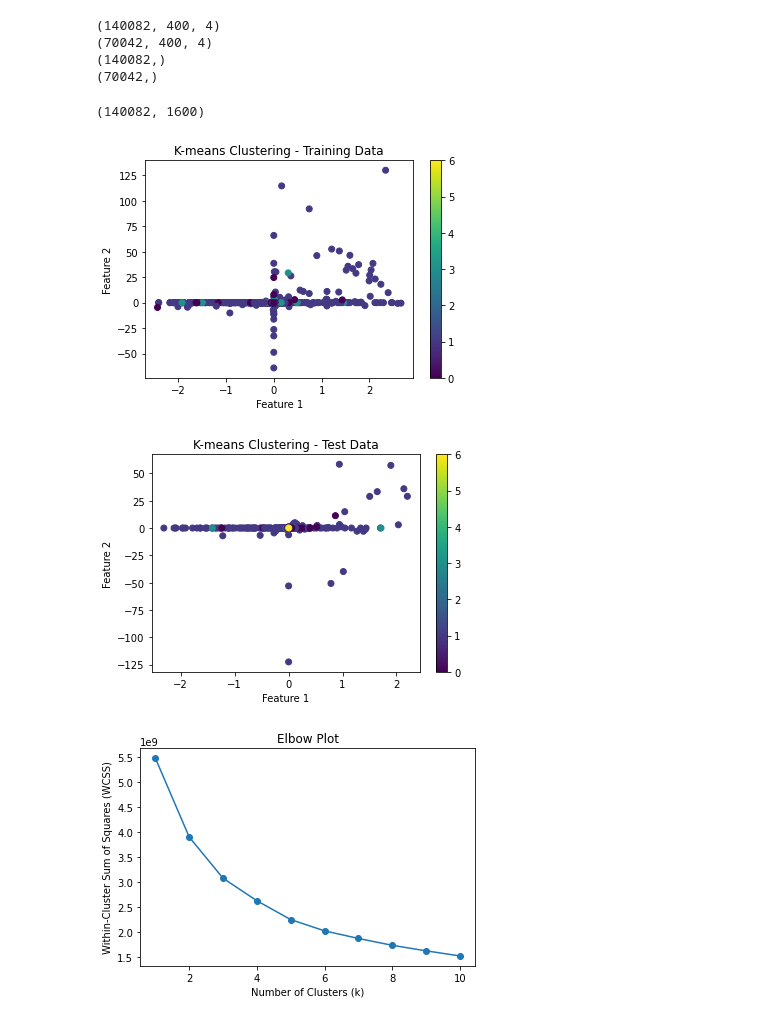
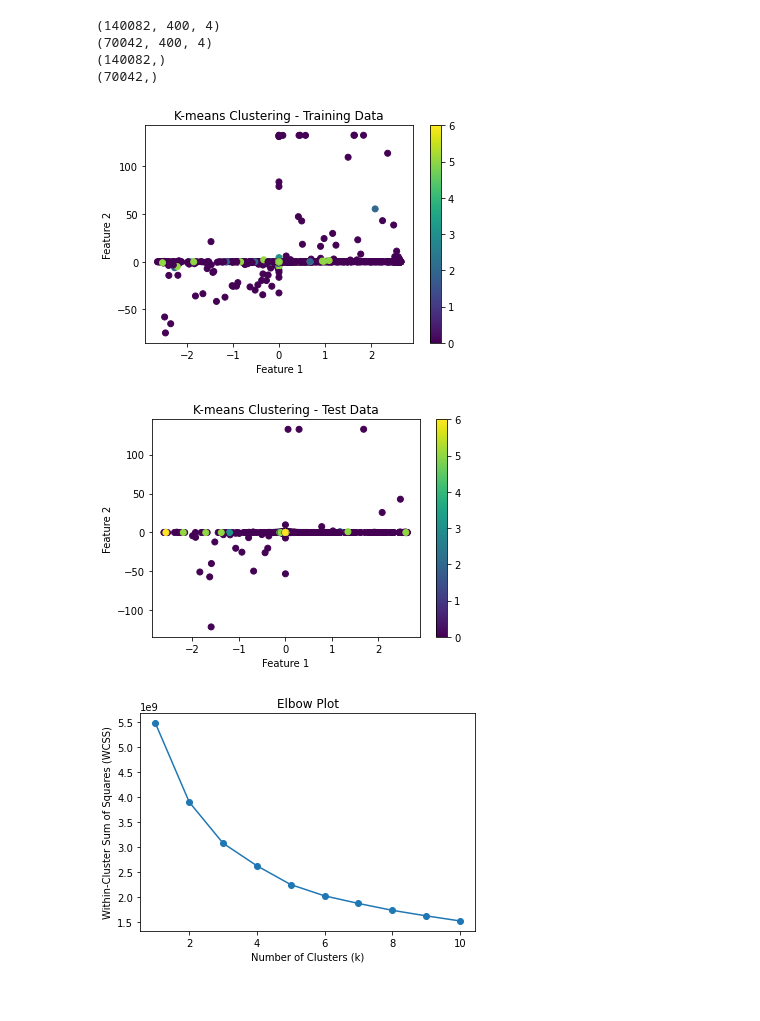
Before and after one commit to adoshi25/Aerosols-Project, a Jupyter notebook: Aerosols Deep Learning Project.ipynb, the cells around one changed output. Cells and saved outputs as stored; diff of their text form; code cells hidden in the pictures.

```diff
--- a/Aerosols Deep Learning Project.ipynb
+++ b/Aerosols Deep Learning Project.ipynb
@@ -47,46 +47,48 @@ print(Lab_Y_test.shape)
 (70042, 400, 4)
 (140082,)
 (70042,)
-# %%
-Lab_X_train.reshape(140082,400*4).shape
-# %% [output]
-(140082, 1600)
 # %%
 from sklearn.cluster import KMeans
 
-# Reshape the training data to a 2D array
-X_train = Lab_X_train.reshape(140082, 400 * 4)
+# Extract the central 200 points in each channel
+central_points = 200
+start_index = 100
+end_index = start_index + central_points
 
-# Make 7 clusters, because the labelling was on a scale from 0 - 6
+# Reshape the training data to a 2D array and select the central points
+X_train = Lab_X_train[:, start_index:end_index, :].reshape(140082, central_points * 4)
+
+# Make 7 clusters, because the labeling was on a scale from 0 to 6
 num_clusters = 7
 
 # Initialize the k-means clustering model
 kmeans = KMeans(n_clusters=num_clusters, random_state=42)
 
 kmeans.fit(X_train)
 
 # Get the clustering labels to be used for the training data
 train_cluster_labels = kmeans.labels_
 
-# Perform clustering on both test and validation data and also visualize
-X_test = Lab_X_test.reshape(70042, 400 * 4)
+# Perform clustering on the test data
+X_test = Lab_X_test[:, start_index:end_index, :].reshape(70042, central_points * 4)
 test_cluster_labels = kmeans.predict(X_test)
 
-
+# Visualize the training data
 plt.scatter(X_train[:, 0], X_train[:, 1], c=train_cluster_labels, cmap='viridis')
 plt.title('K-means Clustering - Training Data')
 plt.xlabel('Feature 1')
 plt.ylabel('Feature 2')
 plt.colorbar()
 plt.show()
 
+# Visualize the test data
 plt.scatter(X_test[:, 0], X_test[:, 1], c=test_cluster_labels, cmap='viridis')
 plt.title('K-means Clustering - Test Data')
 plt.xlabel('Feature 1')
 plt.ylabel('Feature 2')
 plt.colorbar()
 plt.show()
 # %% [output]
-[figure, old version]
+[figure, new version]
-[figure, old version]
+[figure, new version]
 # %%
```
Also changed, not shown: parts of 1 cell of this notebook.
